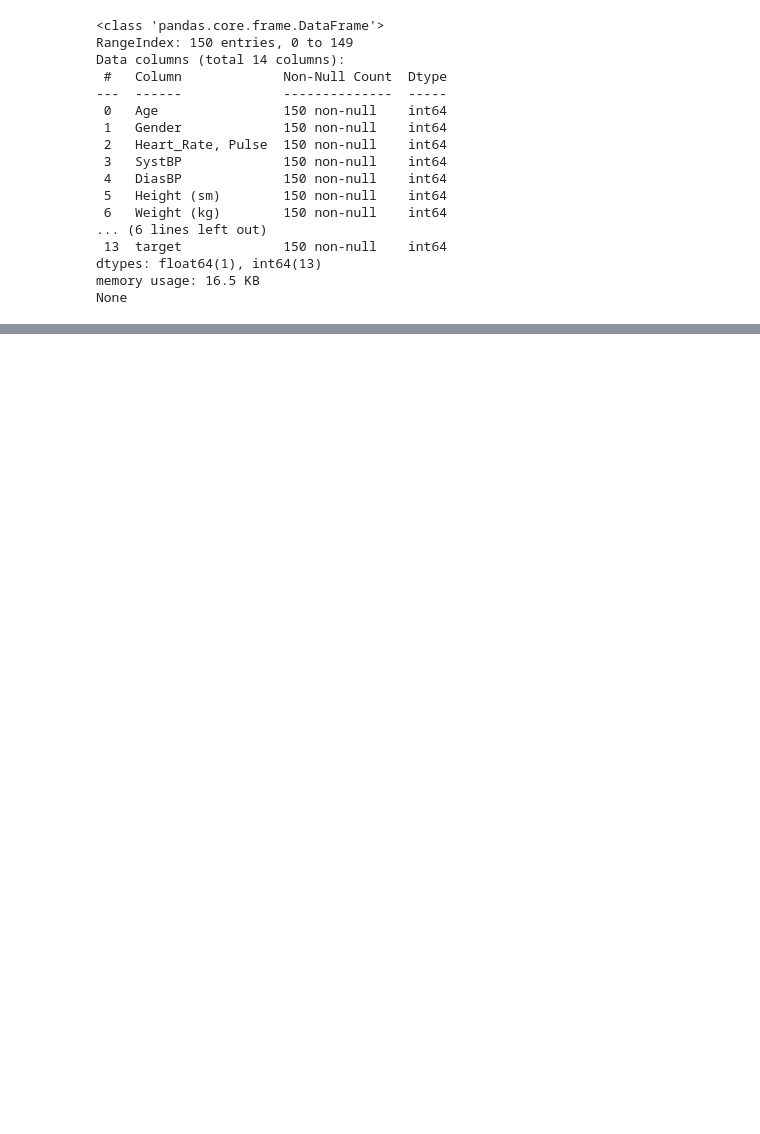
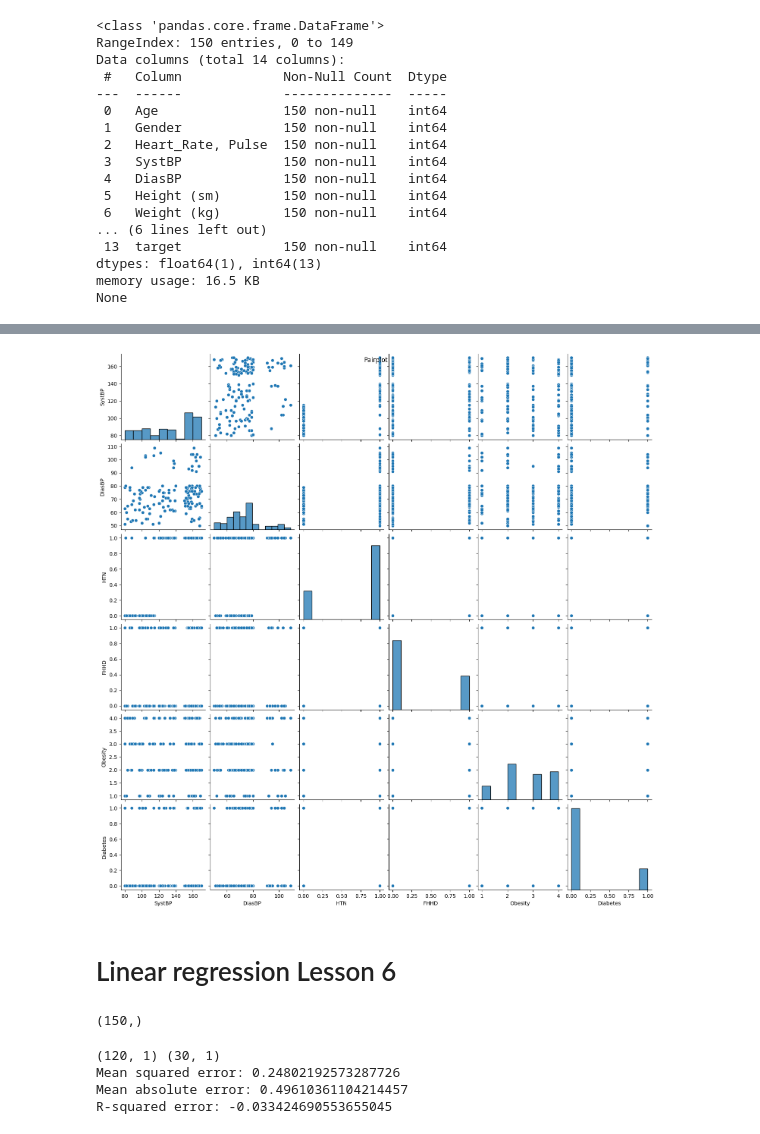
Before and after one commit to Bobomurot/najot_ta-lim_darslarim, a Jupyter notebook: 1-dars_Chizqli_linear_regression/mashq/mashq_uchun.ipynb, the cells around one changed output, grey strips where cells are left out. Drawn from its saved outputs; the diff is of its cells as text; code cells hidden in the pictures; blank space fills up the shorter version.

```diff
--- a/1-dars_Chizqli_linear_regression/mashq/mashq_uchun.ipynb
+++ b/1-dars_Chizqli_linear_regression/mashq/mashq_uchun.ipynb
@@ -30,0 +54,41 @@ None
+# %%
+selected_features = ['SystBP', 'DiasBP', 'HTN', 'FHHD', 'Obesity', 'Diabetes']
+sns.pairplot(data[selected_features])
+plt.suptitle('Pairplot')
+plt.show()
+# %% [output]
+[figure, added]
+# %% [markdown]
+# Linear regression Lesson 6
+# %%
+X = data[['SystBP']] # input data
+y = data['target'] # output data
+
+y.shape
+# %% [output]
+(150,)
+# %%
+from sklearn.linear_model import LinearRegression
+from sklearn.model_selection import train_test_split
+from sklearn.metrics import mean_absolute_error, mean_squared_error, r2_score
+
+model = LinearRegression()
+x_train, x_test, y_train, y_test = train_test_split(X, y, test_size=0.2, random_state=42)
+print(x_train.shape, x_test.shape)
+
+
+model.fit(x_train, y_train)
+
+y_pred = model.predict(x_test)
+mse = mean_squared_error(y_test, y_pred)
+mas = mean_absolute_error(y_test, y_pred)
+r2 = r2_score(y_test, y_pred)
+
+print(f'Mean squared error: {mse}')
+print(f'Mean absolute error: {mas}')
+print(f"R-squared error: {r2}")
+# %% [output]
+(120, 1) (30, 1)
+Mean squared error: 0.24802192573287726
+Mean absolute error: 0.49610361104214457
+R-squared error: -0.033424690553655045
```
Also changed, not shown: parts of 2 cells of this notebook.
